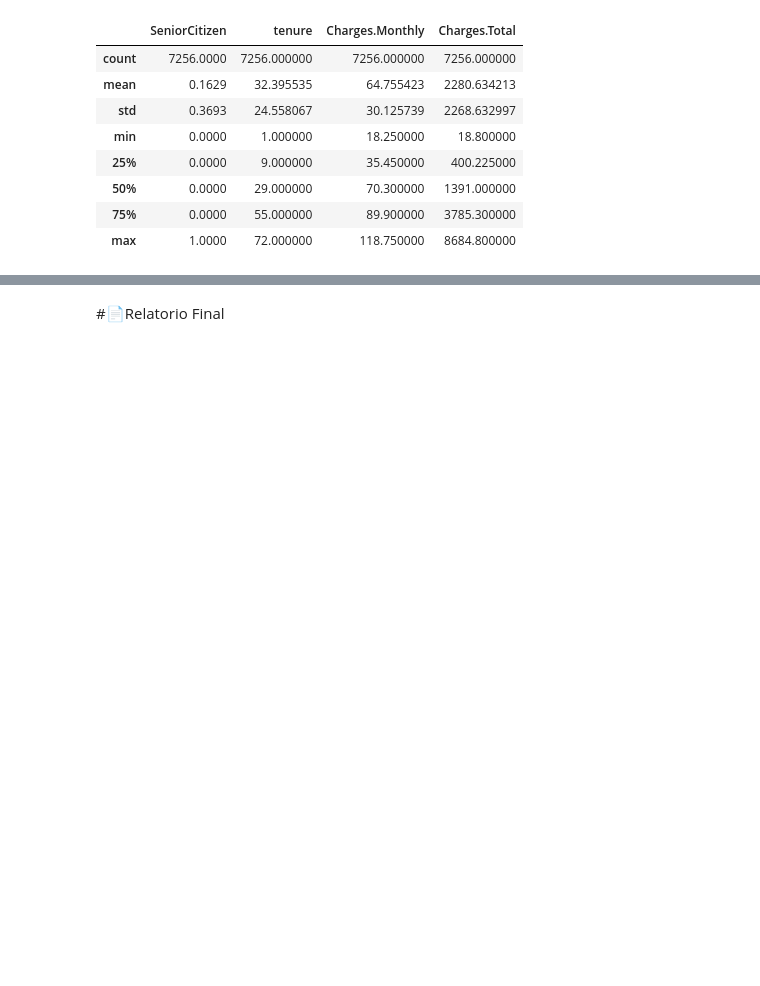
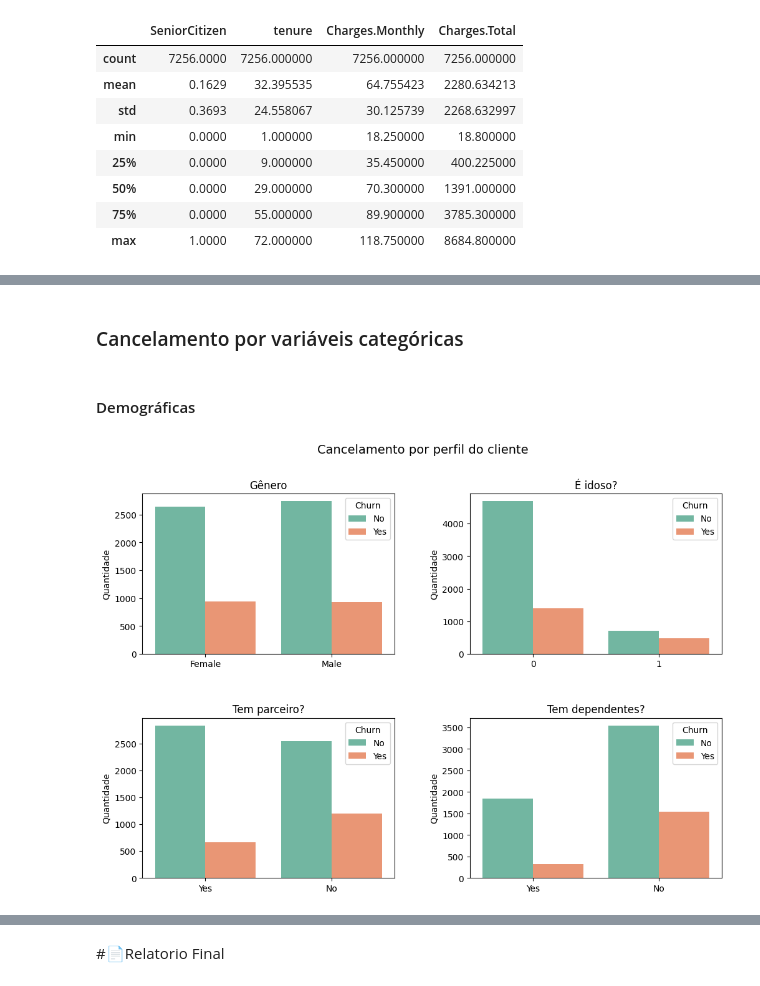
Before and after one commit to ElaiEmylleMatos/challenge-telecom-x, a Jupyter notebook: TelecomX_BR.ipynb, the cells around one changed output, grey strips where cells are left out. Cells and saved outputs as stored; diff of their text form; code cells hidden in the pictures; blank space fills up the shorter version.

```diff
--- a/TelecomX_BR.ipynb
+++ b/TelecomX_BR.ipynb
@@ -215,0 +197,33 @@ churn_by_gender
+# %% [markdown]
+### Cancelamento por variáveis categóricas
+# %% [markdown]
+#### Demográficas
+# %%
+import matplotlib.pyplot as plt
+import seaborn as sns
+
+# Lista de variáveis categóricas demográficas
+vars_demo = ['gender', 'SeniorCitizen', 'Partner', 'Dependents']
+titles = ['Gênero', 'É idoso?', 'Tem parceiro?', 'Tem dependentes?']
+
+fig, axs = plt.subplots(2, 2, figsize=(12, 8))
+fig.subplots_adjust(hspace=0.4, wspace=0.3)
+fig.suptitle('Cancelamento por perfil do cliente', fontsize=14)
+
+# Loop para criar cada subplot
+for ax, var, title in zip(axs.flatten(), vars_demo, titles):
+    sns.countplot(
+        data=df,
+        x=var,
+        hue='Churn',
+        palette='Set2',
+        ax=ax
+    )
+    ax.set_title(title)
+    ax.set_xlabel('')
+    ax.set_ylabel('Quantidade')
+    ax.legend(title='Churn', loc='upper right')
+
+plt.show()
+# %% [output]
+[figure, added]
```
Also changed, not shown: parts of 22 cells of this notebook.
